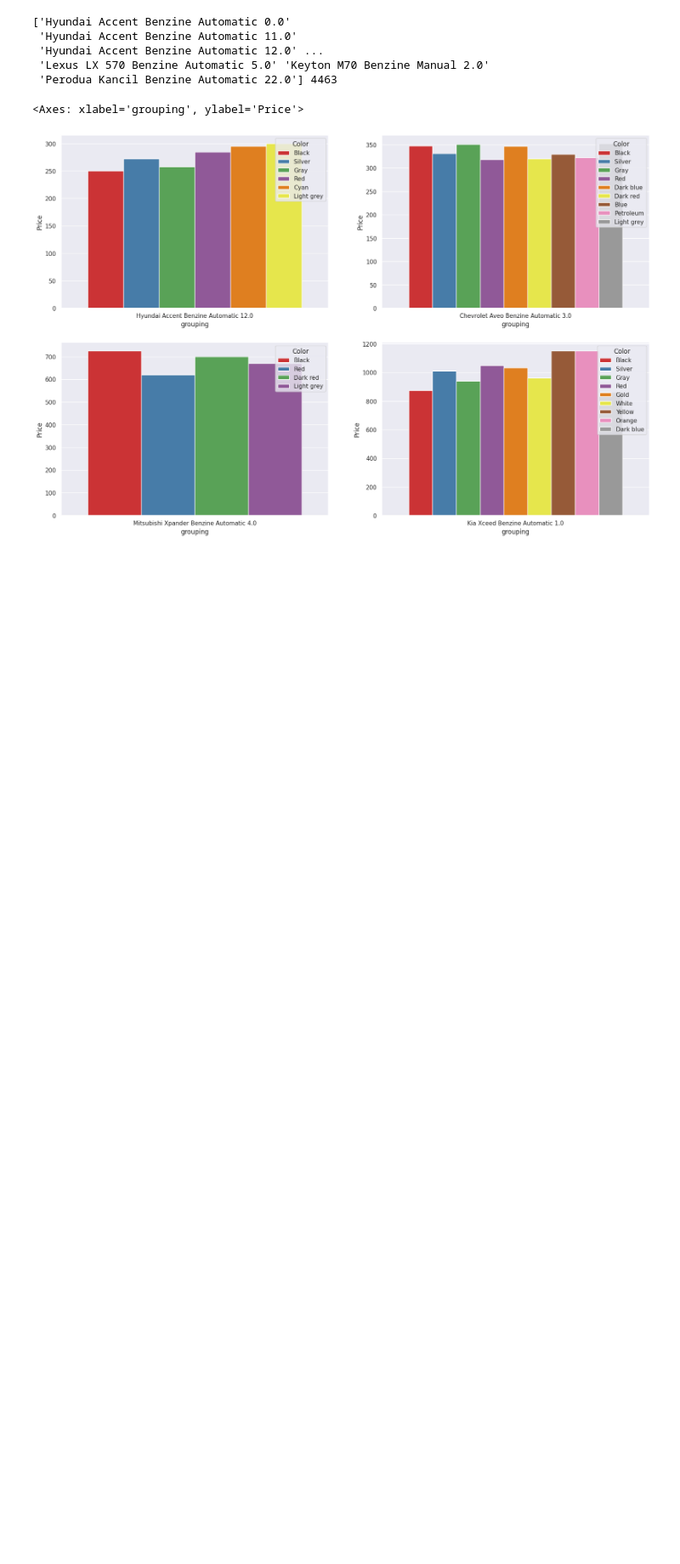
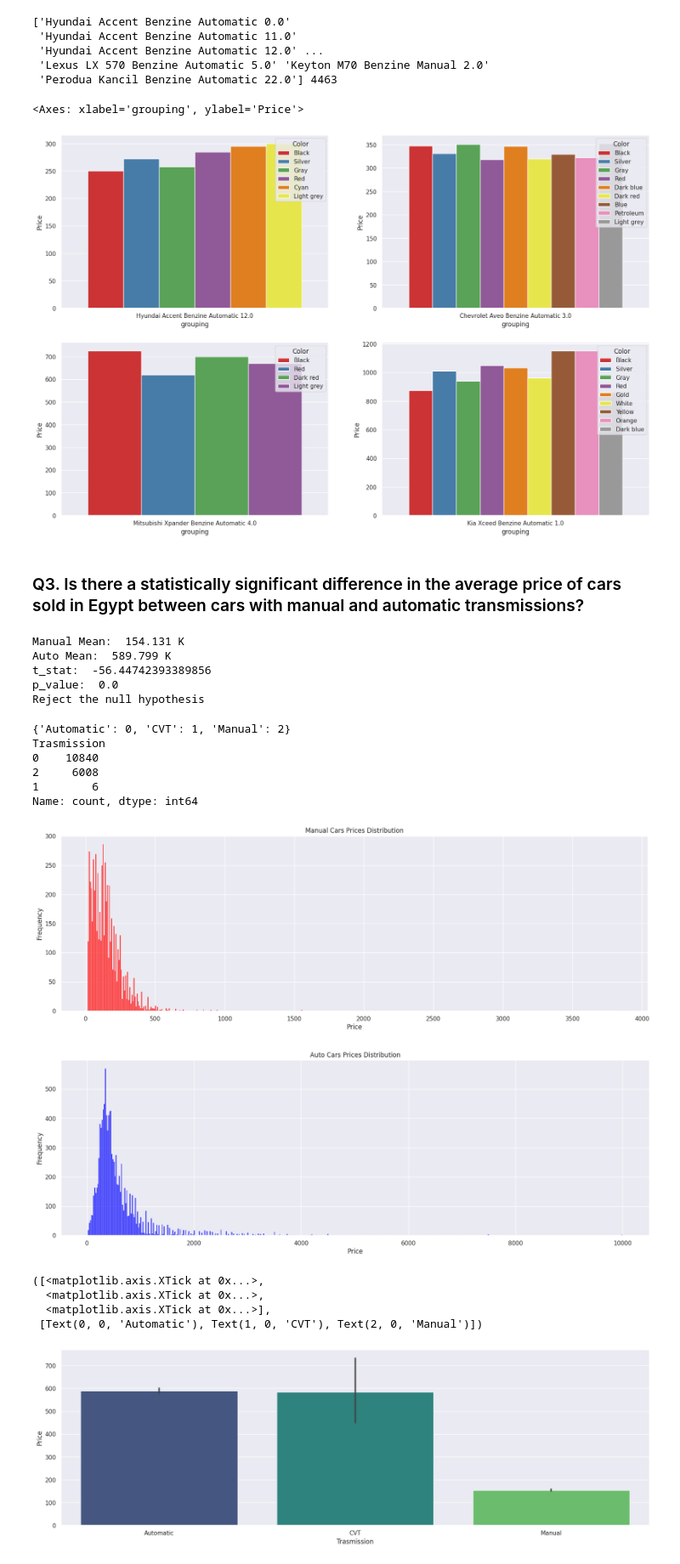
Before and after one commit to Yousif-Ahmed/Sayarty, a Jupyter notebook: Sayarty.ipynb, the cells around one changed output. Shown at 85% size. Drawn from its saved outputs; the diff is of its cells as text; code cells hidden in the pictures; blank space fills up the shorter version.

```diff
--- a/Sayarty.ipynb
+++ b/Sayarty.ipynb
@@ -500,3 +500,68 @@ sns.categorical.barplot(ax = axs[1,1] , x='grouping', y='Price', data=model_colo
  'Perodua Kancil Benzine Automatic 22.0'] 4463
 <Axes: xlabel='grouping', ylabel='Price'>
 [figure]
+# %% [markdown]
+### Q3. Is there a statistically significant difference in the average price of cars sold in Egypt between cars with manual and automatic transmissions?
+# %%
+from scipy.stats import ttest_ind
+manual_prices = df_allfilled[df_allfilled['Trasmission'] == 2]['Price']
+auto_prices = df_allfilled[df_allfilled['Trasmission'] == 0]['Price']
+
+manual_mean = manual_prices.mean()
+auto_mean = auto_prices.mean()
+
+print("Manual Mean: ", round(manual_mean,3) ,"K")
+print("Auto Mean: ", round(auto_mean,3), "K")
+
+# The null hypothesis is that there is no difference between the means of the two groups
+# The alternative hypothesis is that there is a difference between the means of the two groups
+
+t_stat , p_value = ttest_ind(manual_prices, auto_prices)
+print("t_stat: ", t_stat)
+print("p_value: ", p_value)
+
+if p_value < 0.05:
+    print("Reject the null hypothesis")
+# %% [output]
+Manual Mean:  154.131 K
+Auto Mean:  589.799 K
+t_stat:  -56.44742393389856
+p_value:  0.0
+Reject the null hypothesis
+# %%
+# Some plots for Manual and Auto cars
+print(nums[2])
+print(df_allfilled.Trasmission.value_counts())
+
+plt.figure(figsize=(20, 6))
+sns.histplot(manual_prices, bins=500, color='red')
+plt.title('Manual Cars Prices Distribution')
+plt.xlabel('Price')
+plt.ylabel('Frequency')
+plt.show()
+
+plt.figure(figsize=(20, 6))
+sns.histplot(auto_prices, bins=500, color='blue')
+plt.title('Auto Cars Prices Distribution')
+plt.xlabel('Price')
+plt.ylabel('Frequency')
+plt.show()
+
+plt.figure(figsize=(20, 6))
+sns.barplot(x = df_allfilled["Trasmission"], y = df_allfilled["Price"] , palette='viridis')
+# Change x axis values
+plt.xticks(np.arange(3), list(nums[2].keys()))
+# %% [output]
+{'Automatic': 0, 'CVT': 1, 'Manual': 2}
+Trasmission
+0    10840
+2     6008
+1        6
+Name: count, dtype: int64
+[figure, added]
+[figure, added]
+([<matplotlib.axis.XTick at 0x...>,
+  <matplotlib.axis.XTick at 0x...>,
+  <matplotlib.axis.XTick at 0x...>],
+ [Text(0, 0, 'Automatic'), Text(1, 0, 'CVT'), Text(2, 0, 'Manual')])
+[figure, added]
```
Also changed, not shown: 1 other file.
